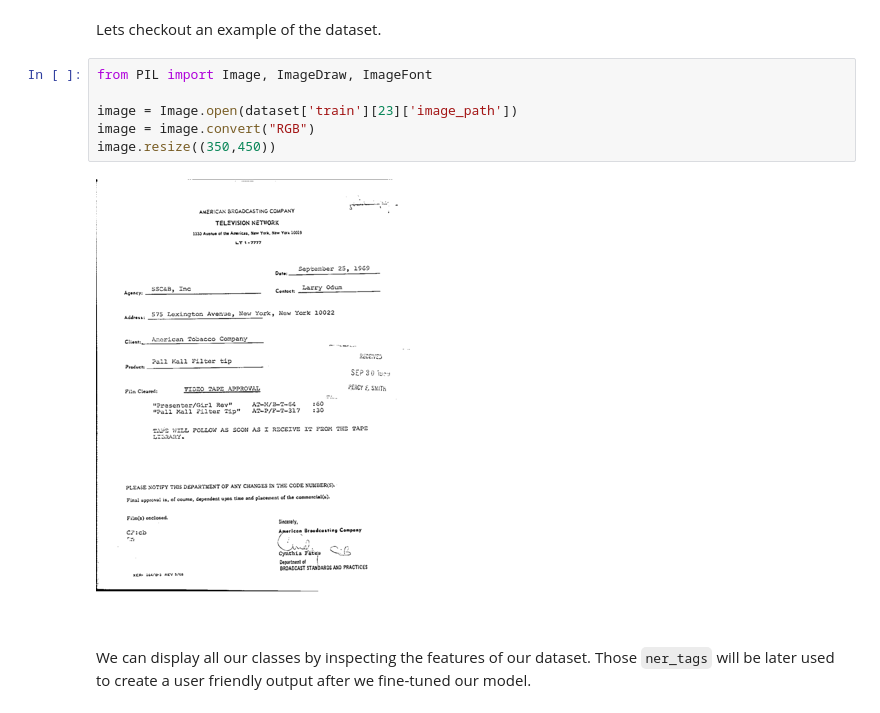
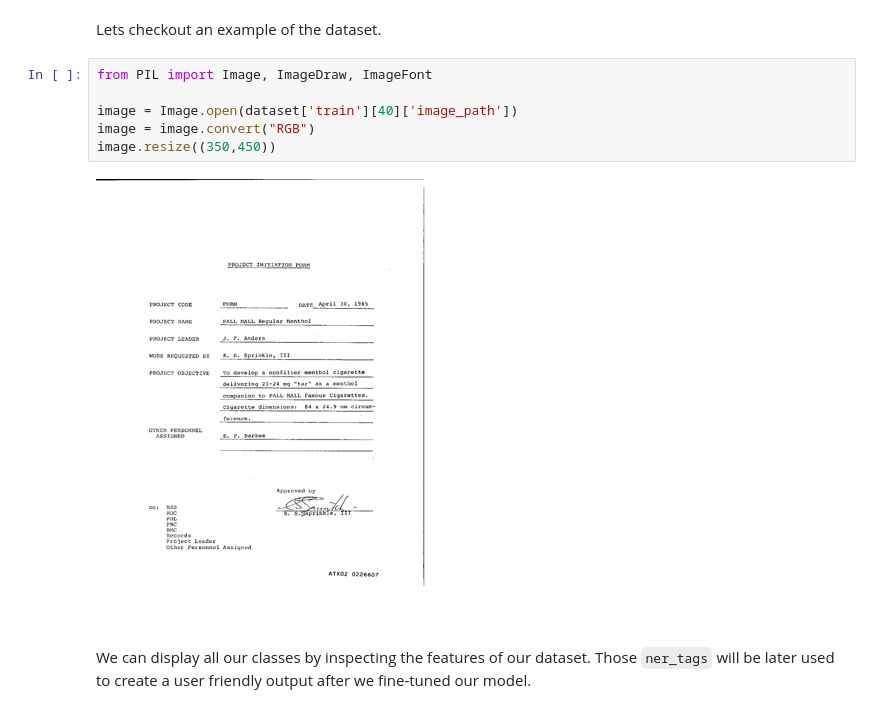
Before and after one commit to philschmid/keras-layoutlm-transformers, a Jupyter notebook: notebook.ipynb, the cells around one changed output. Saved outputs shown, nothing was run; the diff lists cells and outputs as text.

```diff
--- a/notebook.ipynb
+++ b/notebook.ipynb
@@ -86,11 +86,11 @@ Lets checkout an example of the dataset.
 # %%
 from PIL import Image, ImageDraw, ImageFont
 
-image = Image.open(dataset['train'][23]['image_path'])
+image = Image.open(dataset['train'][40]['image_path'])
 image = image.convert("RGB")
 image.resize((350,450))
 # %% [output]
-[figure, old version]
+[figure, new version]
 # %% [markdown]
 We can display all our classes by inspecting the features of our dataset. Those `ner_tags` will be later used to create a user friendly output after we fine-tuned our model.
 # %%
```
Also changed, not shown: parts of 10 cells of this notebook, 1 other file.
